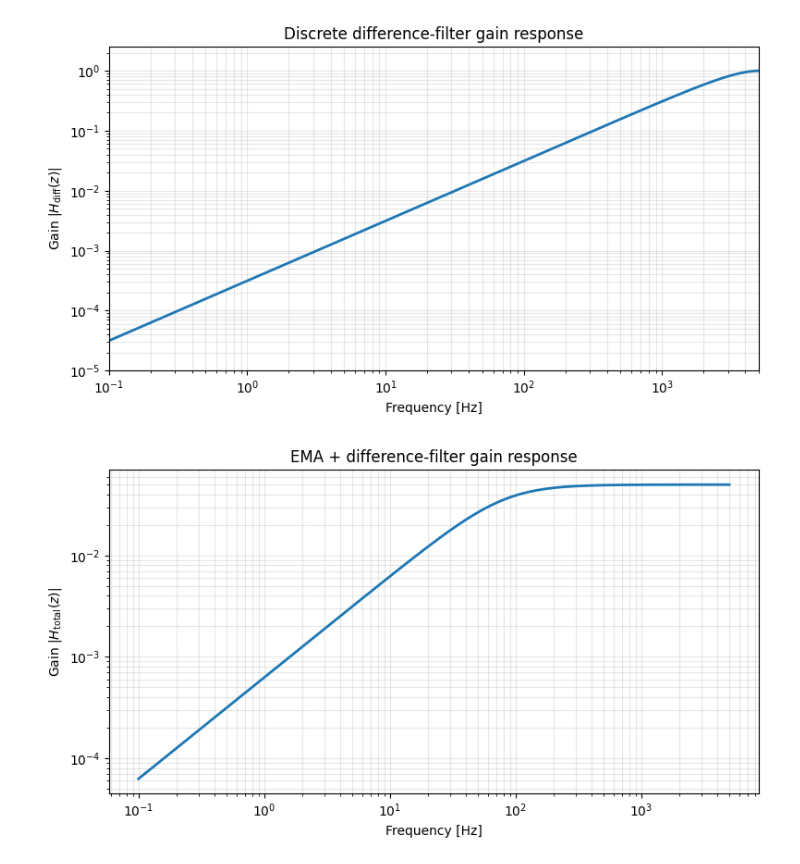
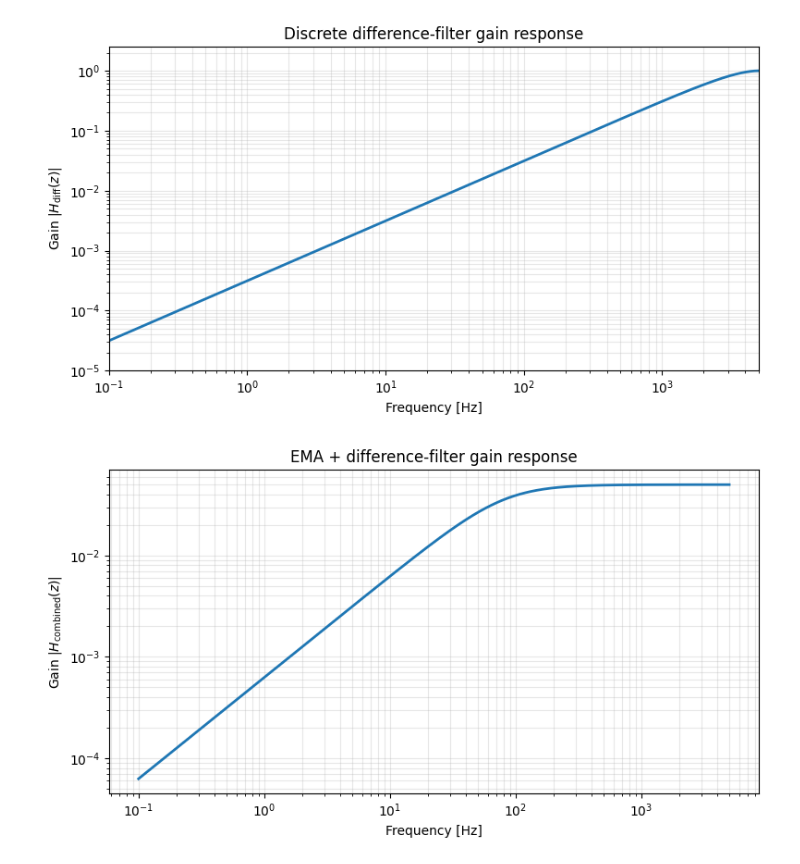
Before and after one commit to ShibaHaruki/research, a Jupyter notebook: いろいろ/EMA.ipynb, the cells around one changed output. Saved outputs shown, nothing was run; the diff lists cells and outputs as text; code cells hidden in the pictures.

```diff
--- a/いろいろ/EMA.ipynb
+++ b/いろいろ/EMA.ipynb
@@ -181,15 +181,15 @@ plt.show()
 # %%
 H_total = H_EMA * H_diff
 
 plt.figure(figsize=(8, 4.5))
 plt.loglog(frequency, np.abs(H_total), linewidth=2)
 
 plt.title("EMA + difference-filter gain response")
 plt.xlabel("Frequency [Hz]")
-plt.ylabel(r"Gain $|H_{\mathrm{total}}(z)|$")
+plt.ylabel(r"Gain $|H_{\mathrm{combined}}(z)|$")
 plt.grid(True, which="both", alpha=0.3)
 
 plt.tight_layout()
 plt.show()
 # %% [output]
-[figure, old version]
+[figure, new version]
```
Also changed, not shown: parts of 1 cell of this notebook.
